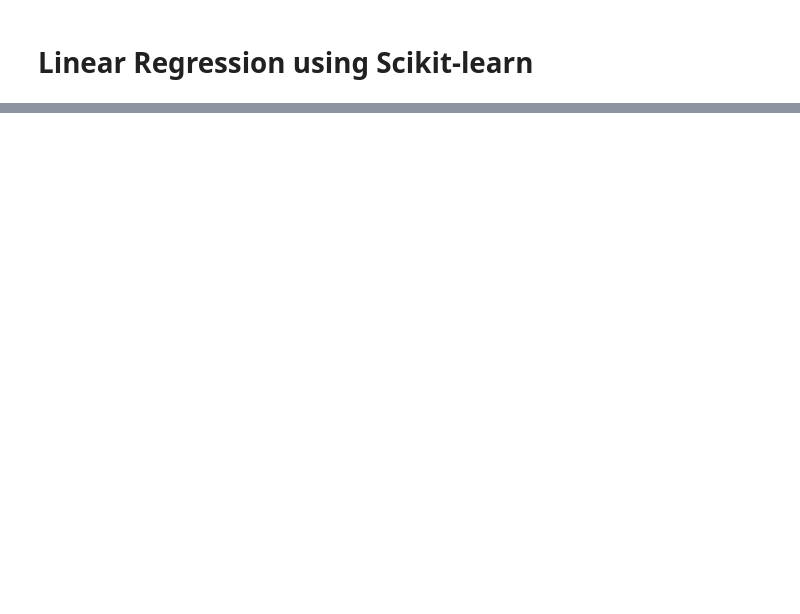
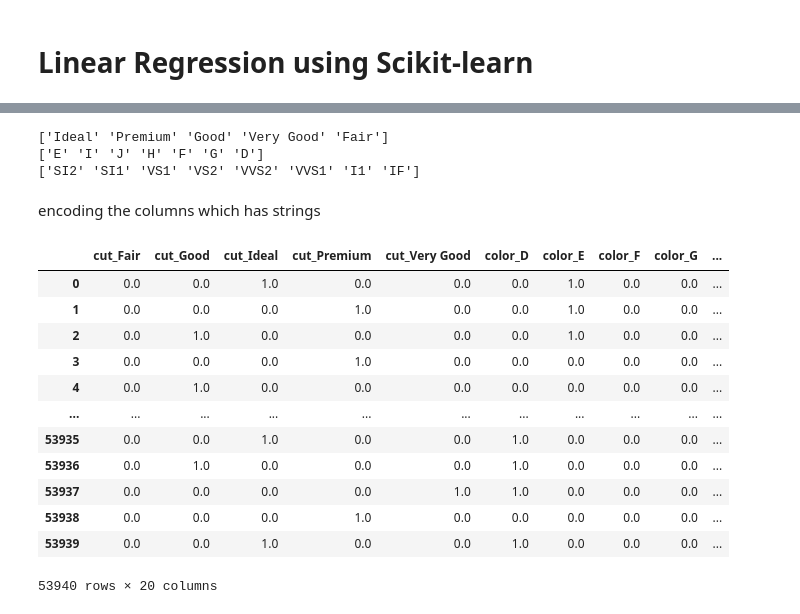
Before and after one commit to AgrimTawani/DJS-Antariksh, a Jupyter notebook: linear.ipynb, the cells around one changed output, grey strips where cells are left out. Cells and saved outputs as stored; diff of their text form; code cells hidden in the pictures; blank space fills up the shorter version.

```diff
--- a/linear.ipynb
+++ b/linear.ipynb
@@ -66,0 +53,31 @@ y_test= np.array(y_test).reshape(-1, 1)
+# %%
+print(diamond_data['cut'].unique())
+print(diamond_data['color'].unique())
+print(diamond_data['clarity'].unique())
+# %% [output]
+['Ideal' 'Premium' 'Good' 'Very Good' 'Fair']
+['E' 'I' 'J' 'H' 'F' 'G' 'D']
+['SI2' 'SI1' 'VS1' 'VS2' 'VVS2' 'VVS1' 'I1' 'IF']
+# %% [markdown]
+encoding the columns which has strings
+# %%
+from sklearn.preprocessing import OneHotEncoder
+
+encoder = OneHotEncoder(sparse_output=False)
+encoded_columns = encoder.fit_transform(diamond_data[['cut', 'color', 'clarity']])
+encoded_df = pd.DataFrame(encoded_columns, columns=encoder.get_feature_names_out(['cut', 'color', 'clarity']))
+encoded_df
+# %% [output]
+|  | cut_Fair | cut_Good | cut_Ideal | cut_Premium | cut_Very Good | color_D | color_E | color_F | color_G | ... |
+| 0 | 0.0 | 0.0 | 1.0 | 0.0 | 0.0 | 0.0 | 1.0 | 0.0 | 0.0 | ... |
+| 1 | 0.0 | 0.0 | 0.0 | 1.0 | 0.0 | 0.0 | 1.0 | 0.0 | 0.0 | ... |
+| 2 | 0.0 | 1.0 | 0.0 | 0.0 | 0.0 | 0.0 | 1.0 | 0.0 | 0.0 | ... |
+| 3 | 0.0 | 0.0 | 0.0 | 1.0 | 0.0 | 0.0 | 0.0 | 0.0 | 0.0 | ... |
+| 4 | 0.0 | 1.0 | 0.0 | 0.0 | 0.0 | 0.0 | 0.0 | 0.0 | 0.0 | ... |
+| ... | ... | ... | ... | ... | ... | ... | ... | ... | ... | ... |
+| 53935 | 0.0 | 0.0 | 1.0 | 0.0 | 0.0 | 1.0 | 0.0 | 0.0 | 0.0 | ... |
+| 53936 | 0.0 | 1.0 | 0.0 | 0.0 | 0.0 | 1.0 | 0.0 | 0.0 | 0.0 | ... |
+| 53937 | 0.0 | 0.0 | 0.0 | 0.0 | 1.0 | 1.0 | 0.0 | 0.0 | 0.0 | ... |
+| 53938 | 0.0 | 0.0 | 0.0 | 1.0 | 0.0 | 0.0 | 0.0 | 0.0 | 0.0 | ... |
+| 53939 | 0.0 | 0.0 | 1.0 | 0.0 | 0.0 | 1.0 | 0.0 | 0.0 | 0.0 | ... |
+53940 rows × 20 columns
```
Also changed, not shown: parts of 16 cells of this notebook.
